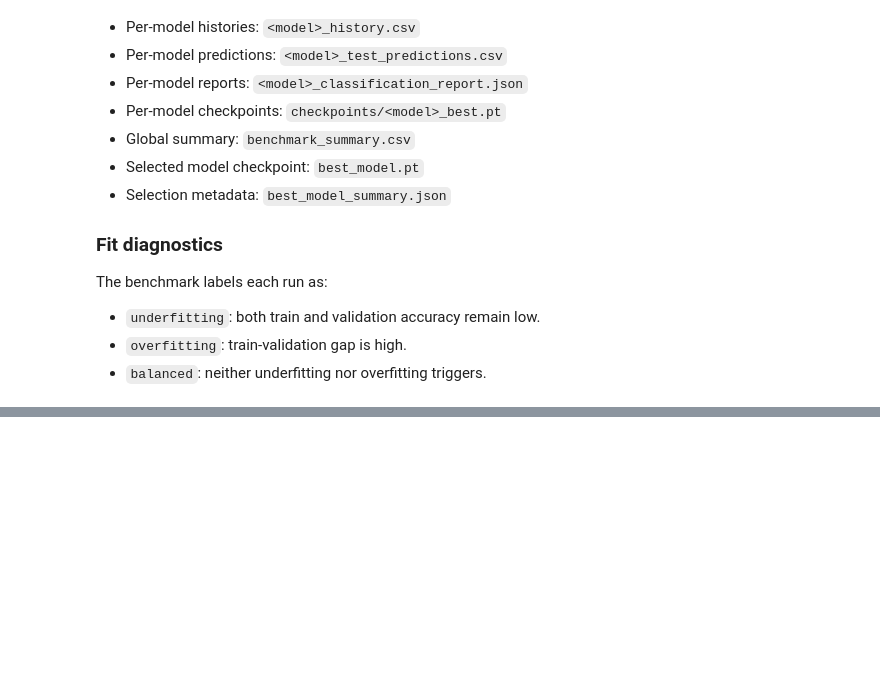
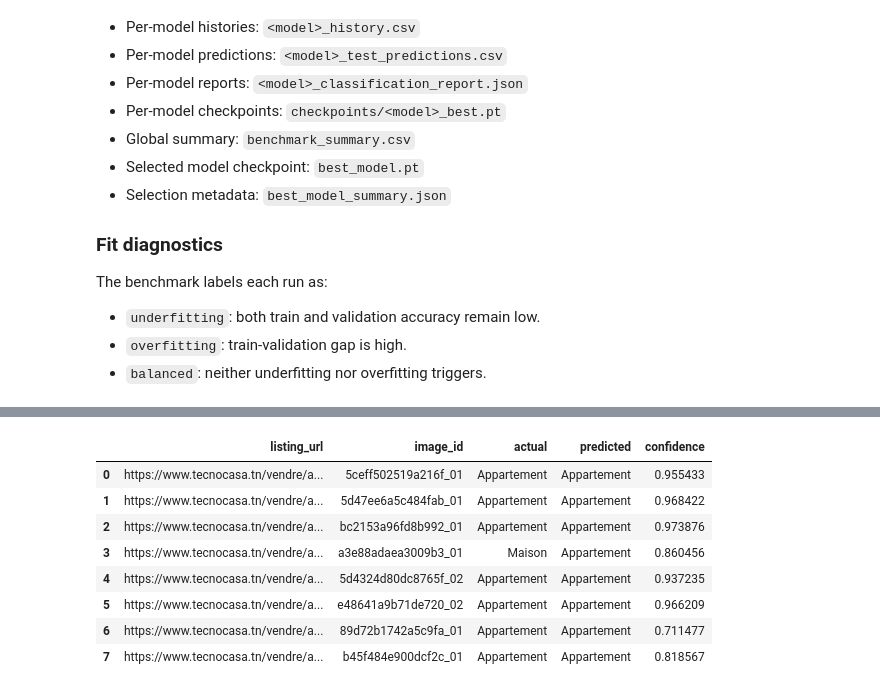
Before and after one commit to khalil951/EstateMind, a Jupyter notebook: notebooks/notebook_images.ipynb, the cells around one changed output, grey strips where cells are left out. Cells and saved outputs as stored; diff of their text form; code cells hidden in the pictures; blank space fills up the shorter version.

```diff
--- a/notebooks/notebook_images.ipynb
+++ b/notebooks/notebook_images.ipynb
@@ -1013,0 +1017,79 @@ Saved notebook benchmark artifacts to ..\artifacts\models\image_benchmark_notebo
+# %%
+# Predict on a small sample dataset using the saved notebook checkpoint
+sample_n = 8
+best_ckpt_path = Path('../artifacts/models/image_benchmark_notebook/best_model.pt')
+if not best_ckpt_path.exists():
+    raise FileNotFoundError(f'Checkpoint not found: {best_ckpt_path}')
+
+# Resolve class mappings from the training label map (string -> int)
+id_to_label = {idx: name for name, idx in label_map.items()}
+
+# Build and load best model
+payload = torch.load(best_ckpt_path, map_location='cpu')
+best_model_name = payload['model_name']
+cfg = ModelConfig(name=best_model_name, num_classes=num_classes, pretrained=False, freeze_backbone=False)
+model_wrapper = build_model(cfg)
+
+state_dict = payload['state_dict']
+try:
+    # Primary path: checkpoint created from BaseConvNet wrapper (keys like "model.conv1.weight")
+    model_wrapper.load_state_dict(state_dict)
+except RuntimeError:
+    # Fallback path: checkpoint created from bare backbone model.
+    remapped_state_dict = {
+        (k if k.startswith('model.') else f'model.{k}'): v
+        for k, v in state_dict.items()
+    }
+    model_wrapper.load_state_dict(remapped_state_dict)
+
+model_wrapper.eval()
+
+# Pick sample rows from test split
+sample_df = test_df.sample(n=min(sample_n, len(test_df)), random_state=42).reset_index(drop=True)
+if sample_df.empty:
+    raise ValueError('test_df is empty, cannot run sample predictions.')
+
+rows = []
+with torch.no_grad():
+    for _, row in sample_df.iterrows():
+        img_path = str(row['processed_path'])
+        image_bgr = cv2.imread(img_path, cv2.IMREAD_COLOR)
+        if image_bgr is None:
+            rows.append({
+                'listing_url': row.get('listing_url'),
+                'image_id': row.get('image_id'),
+                'actual': id_to_label.get(int(row['target']), 'unknown'),
+                'predicted': 'read_error',
+                'confidence': np.nan,
+            })
+            continue
+
+        image_rgb = cv2.cvtColor(image_bgr, cv2.COLOR_BGR2RGB)
+        x = val_tfms(image=image_rgb)['image'].unsqueeze(0)
+        logits = model_wrapper(x)
+        probs = torch.softmax(logits, dim=1)
+        conf, pred_idx = probs.max(dim=1)
+        pred_idx = int(pred_idx.item())
+
+        rows.append({
+            'listing_url': row.get('listing_url'),
+            'image_id': row.get('image_id'),
+            'actual': id_to_label.get(int(row['target']), 'unknown'),
+            'predicted': id_to_label.get(pred_idx, f'class_{pred_idx}'),
+            'confidence': float(conf.item()),
+        })
+
+pred_df = pd.DataFrame(rows)
+display(pred_df)
+print('model used:', best_model_name)
+print('sample accuracy:', (pred_df['actual'] == pred_df['predicted']).mean())
+# %% [output]
+|  | listing_url | image_id | actual | predicted | confidence |
+| 0 | https://www.tecnocasa.tn/vendre/a... | 5ceff502519a216f_01 | Appartement | Appartement | 0.955433 |
+| 1 | https://www.tecnocasa.tn/vendre/a... | 5d47ee6a5c484fab_01 | Appartement | Appartement | 0.968422 |
+| 2 | https://www.tecnocasa.tn/vendre/a... | bc2153a96fd8b992_01 | Appartement | Appartement | 0.973876 |
+| 3 | https://www.tecnocasa.tn/vendre/a... | a3e88adaea3009b3_01 | Maison | Appartement | 0.860456 |
+| 4 | https://www.tecnocasa.tn/vendre/a... | 5d4324d80dc8765f_02 | Appartement | Appartement | 0.937235 |
+| 5 | https://www.tecnocasa.tn/vendre/a... | e48641a9b71de720_02 | Appartement | Appartement | 0.966209 |
+| 6 | https://www.tecnocasa.tn/vendre/a... | 89d72b1742a5c9fa_01 | Appartement | Appartement | 0.711477 |
+| 7 | https://www.tecnocasa.tn/vendre/a... | b45f484e900dcf2c_01 | Appartement | Appartement | 0.818567 |
```
Also changed, not shown: parts of 4 cells of this notebook, 35 other files.
